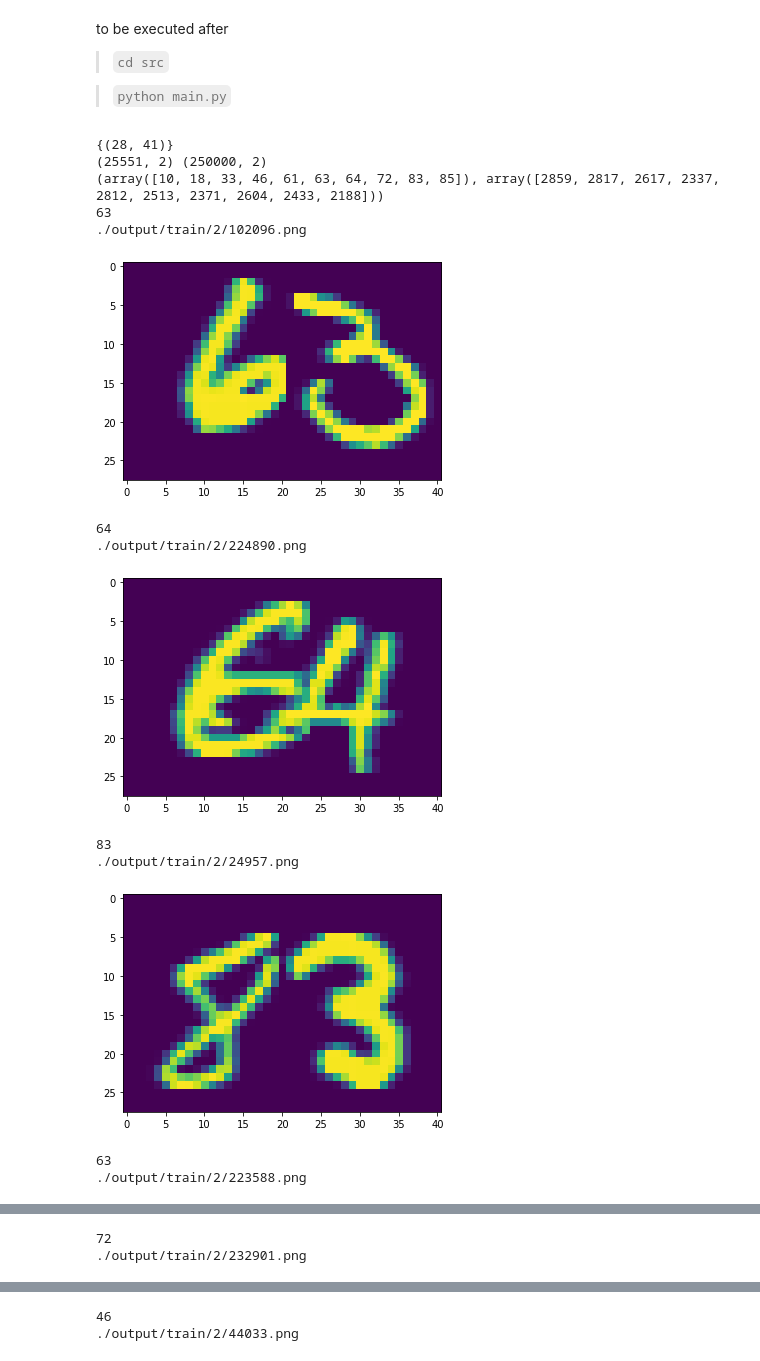
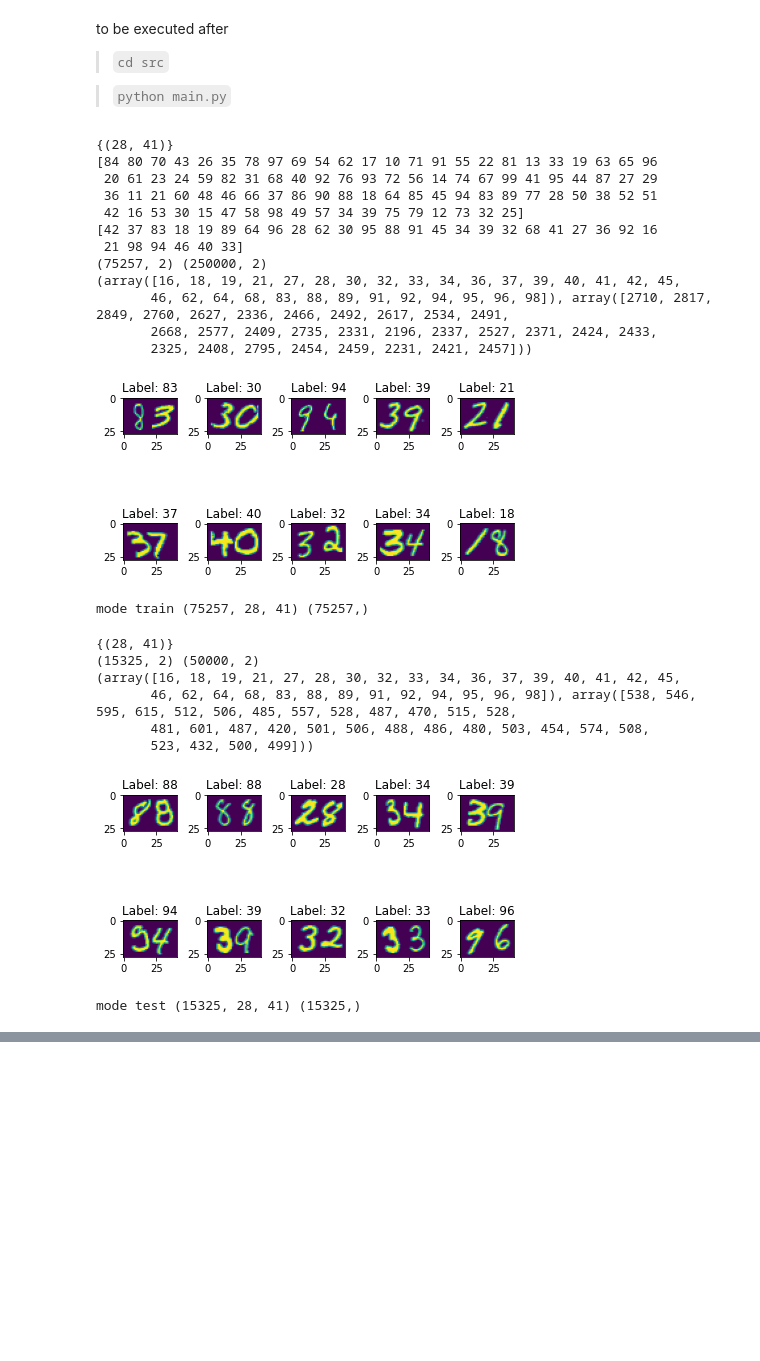
Before and after one commit to DBertazioli/multi-mnist_custom, a Jupyter notebook: Dataset_Preparation.ipynb, the cells around one changed output, grey strips where cells are left out. Drawn from its saved outputs; the diff is of its cells as text; code cells hidden in the pictures; blank space fills up the shorter version.

```diff
--- a/Dataset_Preparation.ipynb
+++ b/Dataset_Preparation.ipynb
@@ -50,14 +50,15 @@ for mode in modes:
     labels = pd.read_csv(f"./output/{mode}/labels.csv", header= None, index_col= False, names = ["img_name", "label"] )
     # labels
 
-    #select random labels
-    # unique_labels = labels.label.unique()
-    # unique_labels = unique_labels[unique_labels>9]
-    # print(unique_labels)
-    # np.random.shuffle(unique_labels)
-    # unique_labels
-
-    selected_label_list = [10, 18, 61, 64, 83, 63, 46, 72, 33, 85]
+    if mode == "train":
+        #select random labels
+        unique_labels = labels.label.unique()
+        unique_labels = unique_labels[unique_labels>9]
+        print(unique_labels)
+        np.random.shuffle(unique_labels)
+        selected_label_list = unique_labels[:30]
+    print(selected_label_list)
+    # selected_label_list = [10, 18, 61, 64, 83, 63, 46, 72, 33, 85]
     # selected_label_list, len(selected_label_list)
 
     selected_labels = labels[labels.label.isin(selected_label_list)]
@@ -75,43 +76,51 @@ for mode in modes:
     # selected_img_list_pathes
 
 
 
     np_labels = selected_labels.label.to_numpy()
     # type(np_labels), np_labels[:10]
 
     np_images = np.vstack(np.expand_dims(selected_img_list, 0))
     # np_images.shape
 
     #a visual check
     fig, ax = plt.subplots(2, 5)
     for i in range(2):
         for j in range(5):
 
             index = np.random.randint(0, len(np_images))
             # print(np_labels[index])
             # print(selected_img_list_pathes[index])
             ax[i, j].imshow(np_images[index])
             ax[i, j].set_title(f'Label: {np_labels[index]}')
     plt.tight_layout()
     plt.show()
     fig.savefig(f"examples/{mode}_example.png")
 
     np.save(f"./final_dataset/X_{mode}.npy", np_images)
     np.save(f"./final_dataset/y_{mode}.npy", np_labels)
 
     print("mode", mode, np.load(f"./final_dataset/X_{mode}.npy").shape, np.load(f"./final_dataset/y_{mode}.npy").shape)
 # %% [output]
 {(28, 41)}
-(25551, 2) (250000, 2)
-(array([10, 18, 33, 46, 61, 63, 64, 72, 83, 85]), array([2859, 2817, 2617, 2337, 2812, 2513, 2371, 2604, 2433, 2188]))
-63
-./output/train/2/102096.png
+[84 80 70 43 26 35 78 97 69 54 62 17 10 71 91 55 22 81 13 33 19 63 65 96
+ 20 61 23 24 59 82 31 68 40 92 76 93 72 56 14 74 67 99 41 95 44 87 27 29
+ 36 11 21 60 48 46 66 37 86 90 88 18 64 85 45 94 83 89 77 28 50 38 52 51
+ 42 16 53 30 15 47 58 98 49 57 34 39 75 79 12 73 32 25]
+[42 37 83 18 19 89 64 96 28 62 30 95 88 91 45 34 39 32 68 41 27 36 92 16
+ 21 98 94 46 40 33]
+(75257, 2) (250000, 2)
+(array([16, 18, 19, 21, 27, 28, 30, 32, 33, 34, 36, 37, 39, 40, 41, 42, 45,
+       46, 62, 64, 68, 83, 88, 89, 91, 92, 94, 95, 96, 98]), array([2710, 2817, 2849, 2760, 2627, 2336, 2466, 2492, 2617, 2534, 2491,
+       2668, 2577, 2409, 2735, 2331, 2196, 2337, 2527, 2371, 2424, 2433,
+       2325, 2408, 2795, 2454, 2459, 2231, 2421, 2457]))
-[figure, old version]
+[figure, new version]
-64
-./output/train/2/224890.png
+mode train (75257, 28, 41) (75257,)
+{(28, 41)}
+(15325, 2) (50000, 2)
+(array([16, 18, 19, 21, 27, 28, 30, 32, 33, 34, 36, 37, 39, 40, 41, 42, 45,
+       46, 62, 64, 68, 83, 88, 89, 91, 92, 94, 95, 96, 98]), array([538, 546, 595, 615, 512, 506, 485, 557, 528, 487, 470, 515, 528,
+       481, 601, 487, 420, 501, 506, 488, 486, 480, 503, 454, 574, 508,
+       523, 432, 500, 499]))
-[figure, old version]
+[figure, new version]
-83
-./output/train/2/24957.png
-[figure, removed]
-63
-./output/train/2/223588.png
+mode test (15325, 28, 41) (15325,)
@@ -119,2 +126,0 @@ for mode in modes:
-72
-./output/train/2/232901.png
@@ -122,2 +126,0 @@ for mode in modes:
-46
-./output/train/2/44033.png
```
Also changed, not shown: parts of 1 cell of this notebook, 6 other files.
